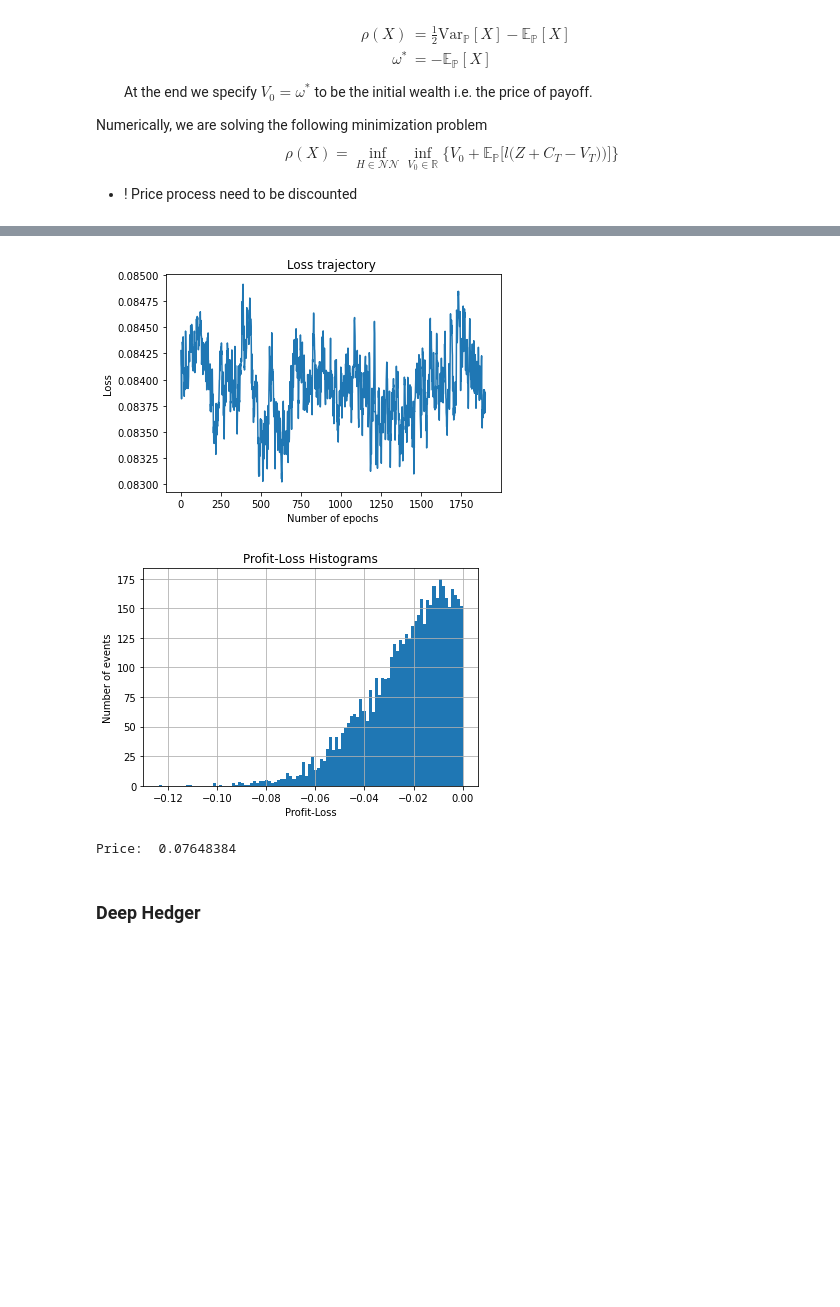
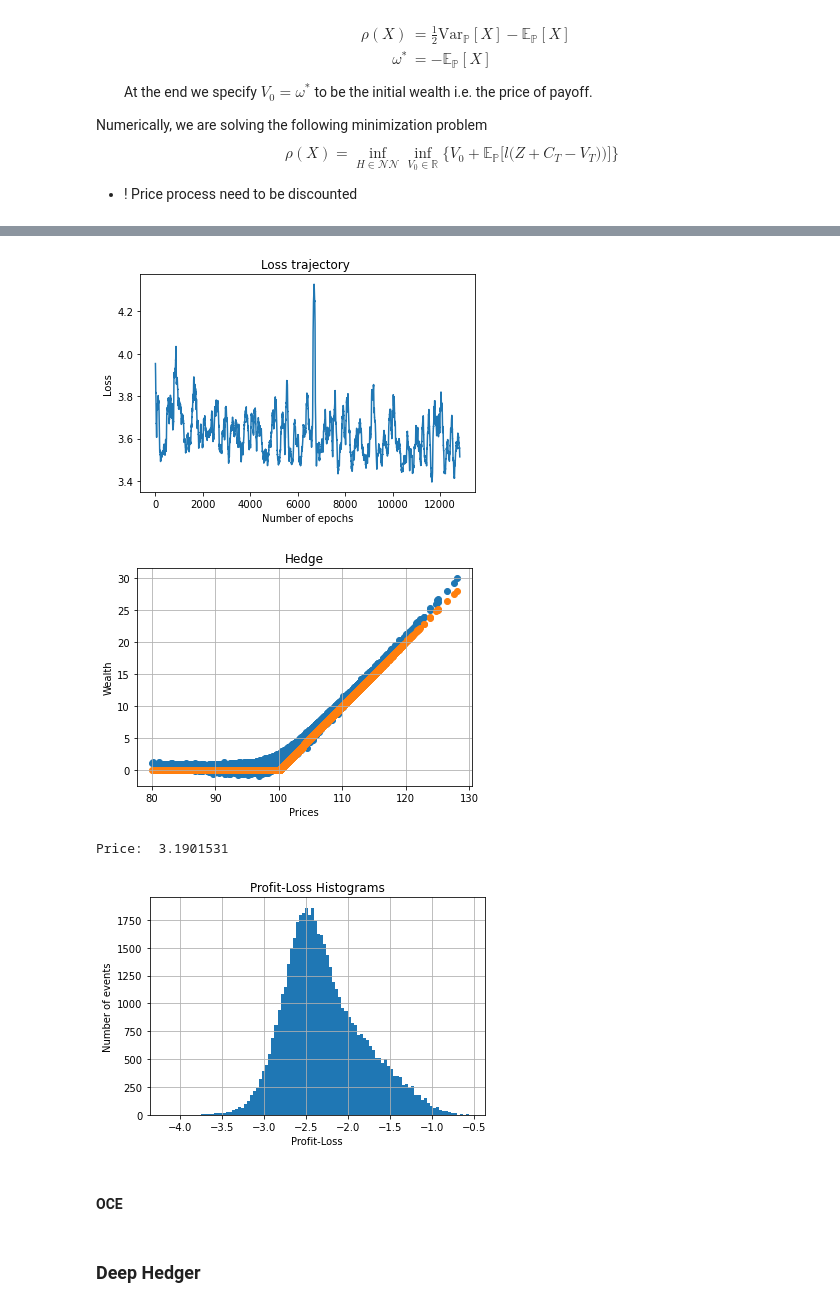
Before and after one commit to justinhou95/NeuralHedge, a Jupyter notebook: deephedge.ipynb, the cells around one changed output, grey strips where cells are left out. Drawn from its saved outputs; the diff is of its cells as text; code cells hidden in the pictures; blank space fills up the shorter version.

```diff
--- a/deephedge.ipynb
+++ b/deephedge.ipynb
@@ -100,10 +112,9 @@ data_set = [paths, information, payoff]
 # %%
-dataset_market = datahedger.MarketDataset(data_set)
-model = mlp.NeuralNet(n_output = n_asset)
+reload(datahedger)
+model = mlp.NeuralNetSequential(n_output = n_asset)
 hedger = datahedger.Hedger(model)
-history = hedger.fit(dataset_market)
+history = hedger.fit(dataset_market, EPOCHS=66)
+
 plot_history(history)
-pnl = hedger.compute_pnl(data_set).detach().numpy()
-plot_pnl(pnl)
-print('Price: ', hedger.pricer().detach().numpy())
+plot_hedge(hedger, data_set)
 # %% [output]
@@ -113,7 +127,5 @@ Price:  [0.02339498]
 # %%
-history = hedger.fit(dataset_market, criterion=loss.SquareMeasure())
+history = hedger.fit(dataset_market, EPOCHS=66,criterion=loss.SquareMeasure())
 plot_history(history)
-pnl = hedger.compute_pnl(data_set).detach().numpy()
-plot_pnl(pnl)
-print('Price: ', hedger.pricer().detach().numpy())
+plot_hedge(hedger, data_set)
 # %% [output]
@@ -123,9 +138,7 @@ Price:  0.023236353
 # %%
 alpha = 0.5
 q = 1-alpha
-history = hedger.fit(dataset_market, criterion=loss.ExpectedShortfall(0.5))
+history = hedger.fit(dataset_market, EPOCHS=66,criterion=loss.ExpectedShortfall(q))
 plot_history(history)
-pnl = hedger.compute_pnl(data_set).detach().numpy()
-plot_pnl(pnl)
-print('Price: ', hedger.pricer().detach().numpy())
+plot_hedge(hedger, data_set)
 # %% [output]
@@ -135,15 +149,16 @@ Price:  0.019411141
 # %%
 alpha = 0.99
 q = 1-alpha
-history = hedger.fit(dataset_market, criterion=loss.ExpectedShortfall(q))
+history = hedger.fit(dataset_market, EPOCHS=66,criterion=loss.ExpectedShortfall(q))
 plot_history(history)
-pnl = hedger.compute_pnl(data_set).detach().numpy()
-plot_pnl(pnl)
-print('Price: ', hedger.pricer().detach().numpy())
+plot_hedge(hedger, data_set)
 # %% [output]
-[figure, old version]
+[figure, new version]
-[figure, old version]
+[figure, new version]
-Price:  0.07648384
+Price:  3.1901531
+[figure, added]
+# %% [markdown]
+#### OCE
 # %% [markdown]
 ### Deep Hedger
 # %%
```
Also changed, not shown: parts of 11 cells of this notebook, 11 other files.
